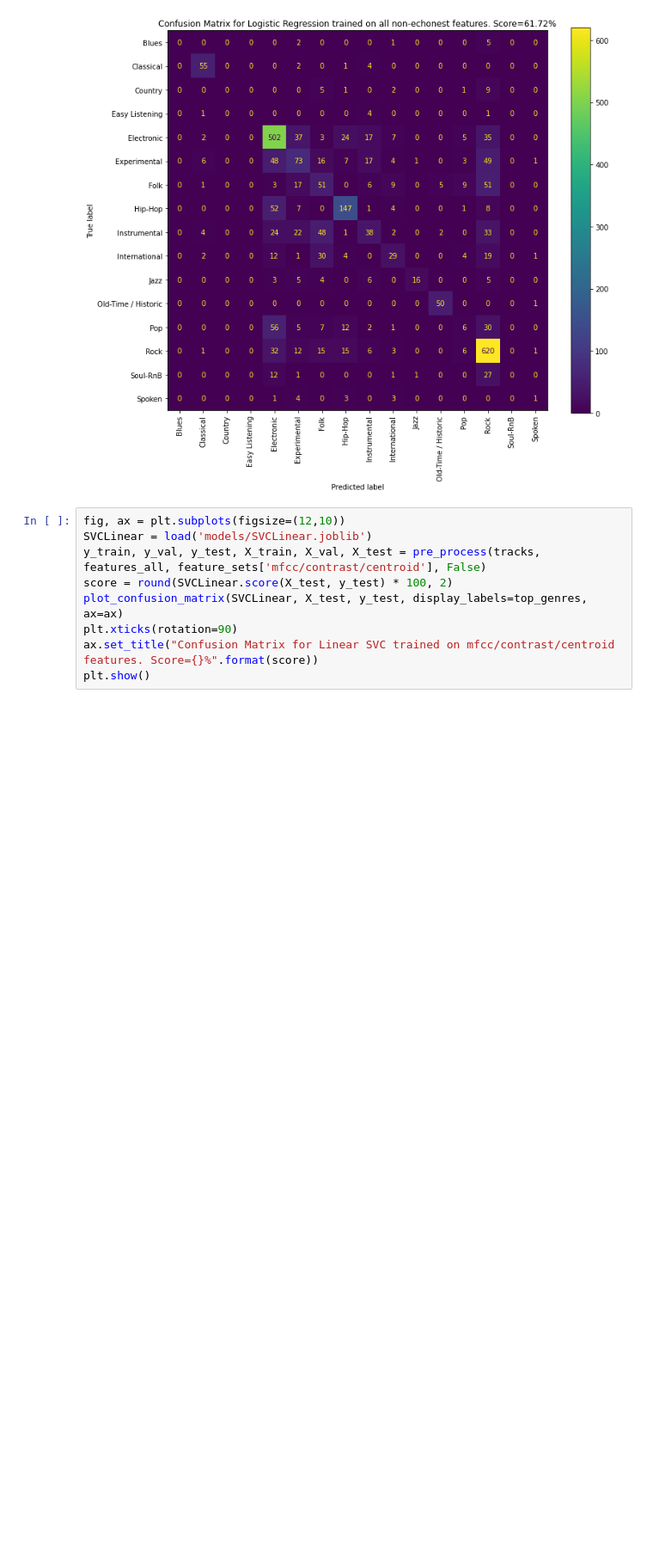
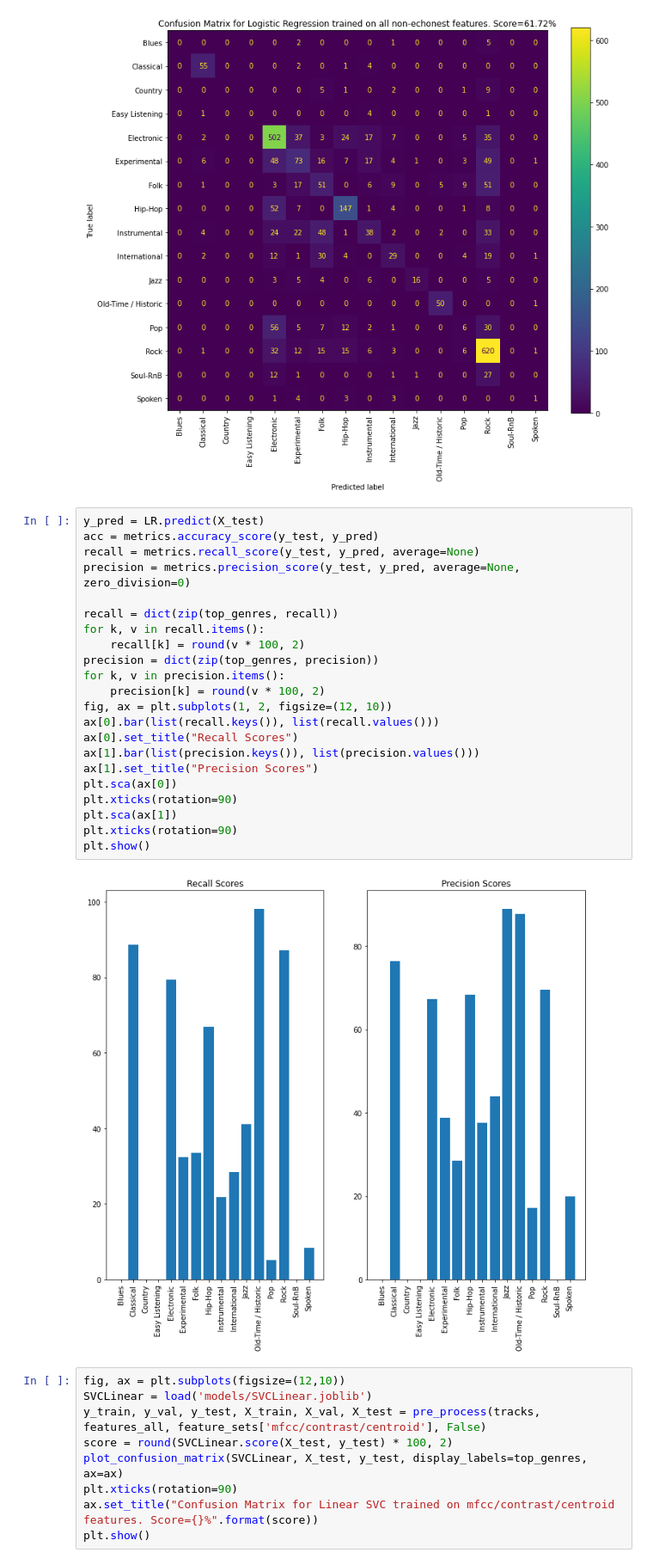
Before and after one commit to EGoms/4442, a Jupyter notebook: test_best_models.ipynb, the cells around one changed output. Shown: that part at 86% size. Drawn from its saved outputs; the diff is of its cells as text; blank space fills up the shorter version.

Commit message:
precision and recall added

```diff
--- a/test_best_models.ipynb
+++ b/test_best_models.ipynb
@@ -15,6 +16,30 @@ ax.set_title("Confusion Matrix for Logistic Regression trained on all non-echone
 plt.show()
 # %% [output]
 [figure]
+# %%
+y_pred = LR.predict(X_test)
+acc = metrics.accuracy_score(y_test, y_pred)
+recall = metrics.recall_score(y_test, y_pred, average=None)
+precision = metrics.precision_score(y_test, y_pred, average=None, zero_division=0)
+
+recall = dict(zip(top_genres, recall))
+for k, v in recall.items():
+    recall[k] = round(v * 100, 2)
+precision = dict(zip(top_genres, precision))
+for k, v in precision.items():
+    precision[k] = round(v * 100, 2)
+fig, ax = plt.subplots(1, 2, figsize=(12, 10))
+ax[0].bar(list(recall.keys()), list(recall.values()))
+ax[0].set_title("Recall Scores")
+ax[1].bar(list(precision.keys()), list(precision.values()))
+ax[1].set_title("Precision Scores")
+plt.sca(ax[0])
+plt.xticks(rotation=90)
+plt.sca(ax[1])
+plt.xticks(rotation=90)
+plt.show()
+# %% [output]
+[figure, added]
 # %%
 fig, ax = plt.subplots(figsize=(12,10))
 SVCLinear = load('models/SVCLinear.joblib')
```
Also changed, not shown: parts of 9 cells of this notebook.
